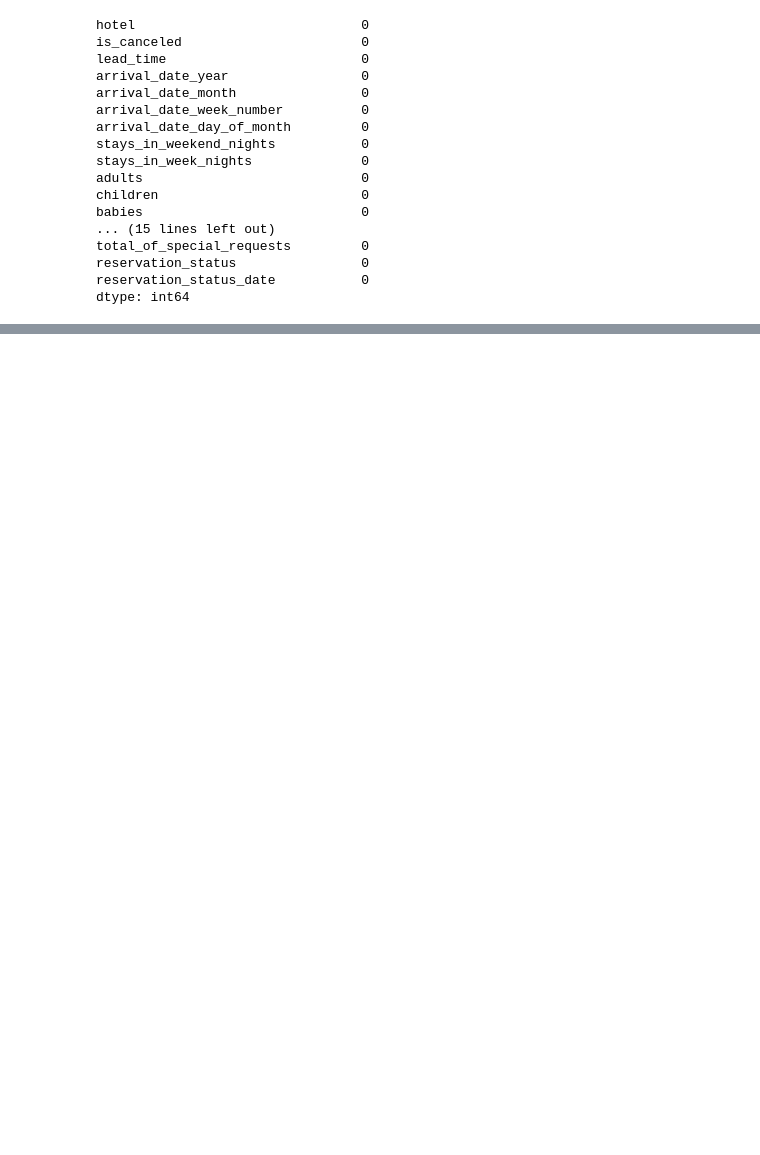
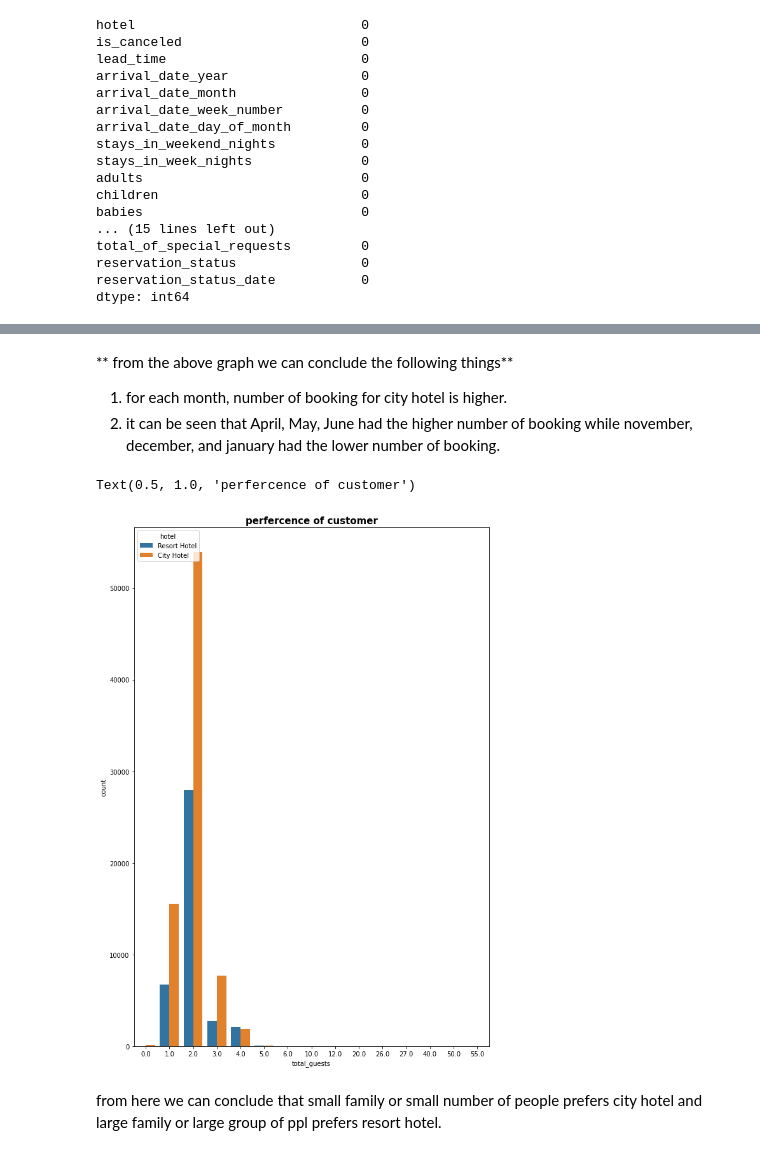
Before and after one commit to RajaChowdhury/EDA-CAPSTONE-PROJECT, a Jupyter notebook: Hotel_Booking_Analysis_Capstone_Project.ipynb, the cells around one changed output, grey strips where cells are left out. Drawn from its saved outputs; the diff is of its cells as text; code cells hidden in the pictures; blank space fills up the shorter version.

```diff
--- a/Hotel_Booking_Analysis_Capstone_Project.ipynb
+++ b/Hotel_Booking_Analysis_Capstone_Project.ipynb
@@ -331,0 +351,13 @@ df.head()
+# %% [markdown]
+** from the above graph we can conclude the following things**
+1. for each month, number of booking for city hotel is higher.
+2. it can be seen that April, May, June had the higher number of booking while november, december, and january had the lower number of booking.
+# %%
+
+plt.figure(figsize=(10,15))
+sns.countplot (x= 'total_guests', data= df, hue= 'hotel').set_title ("perfercence of customer", fontweight="bold", size=15)
+# %% [output]
+Text(0.5, 1.0, 'perfercence of customer')
+[figure, added]
+# %% [markdown]
+from here we can conclude that small family or small number of people prefers city hotel and large family or large group of ppl prefers resort hotel.
```
Also changed, not shown: parts of 32 cells of this notebook.
